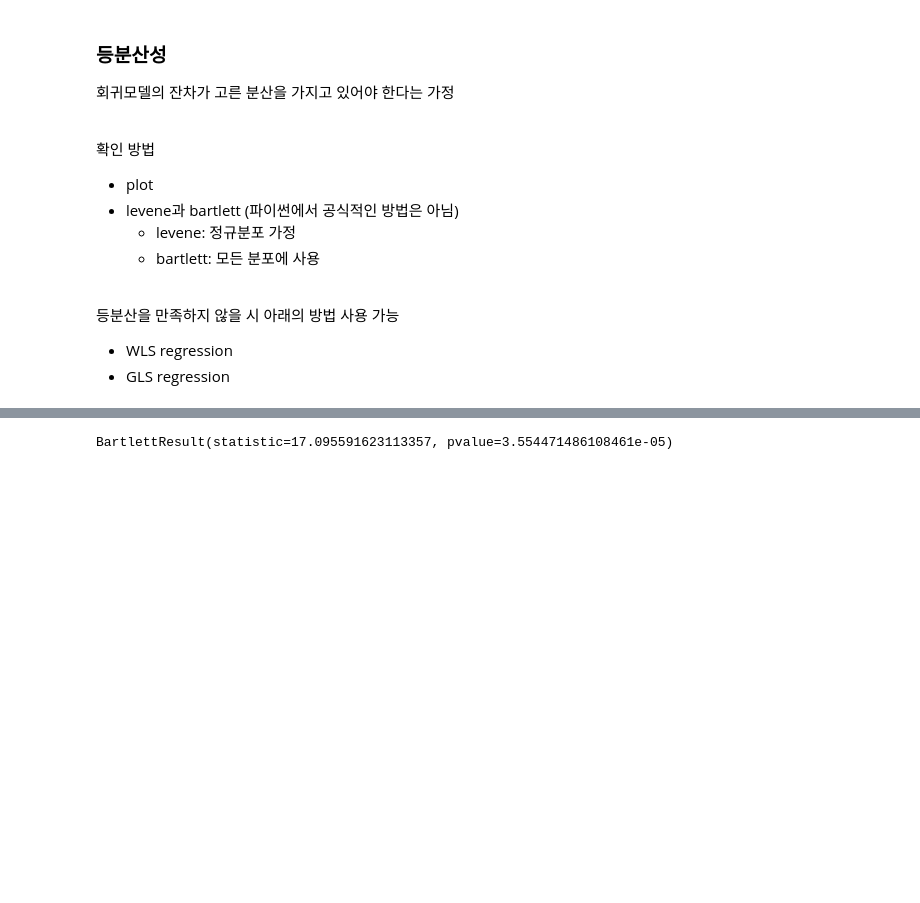
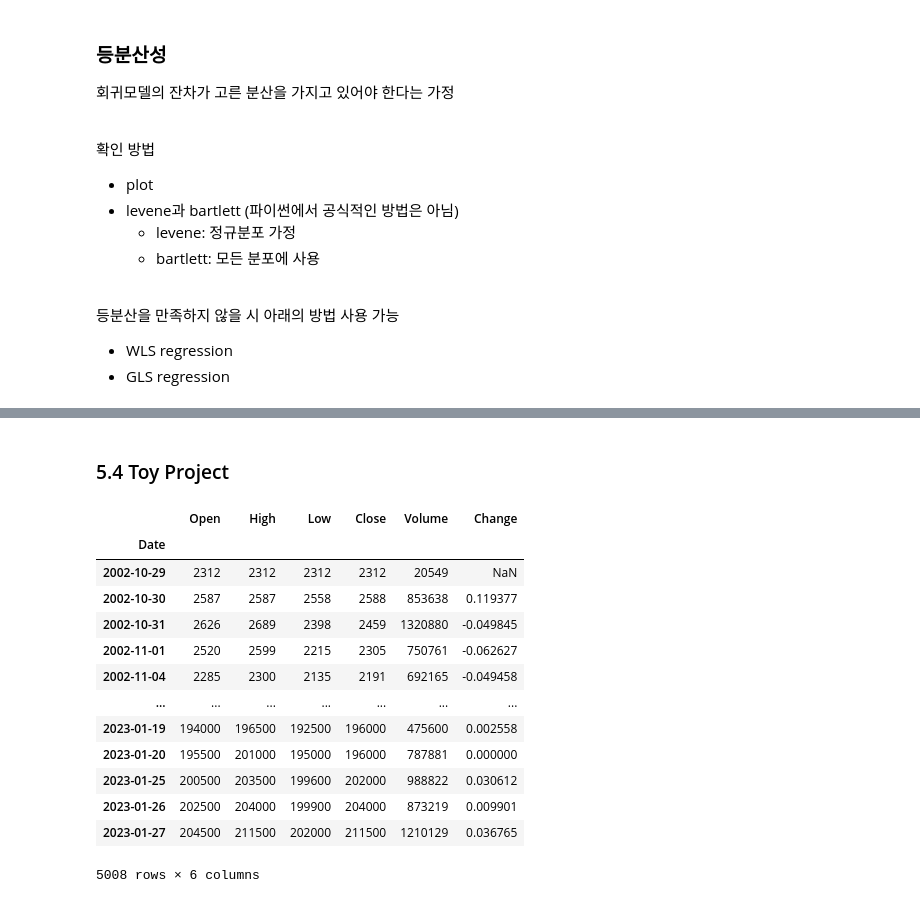
Before and after one commit to MumJetty/BigData, a Jupyter notebook: bigdata2/day06.ipynb, the cells around one changed output, grey strips where cells are left out. Drawn from its saved outputs; the diff is of its cells as text; code cells hidden in the pictures; blank space fills up the shorter version.

```diff
--- a/bigdata2/day06.ipynb
+++ b/bigdata2/day06.ipynb
@@ -721,4 +294,2 @@ LeveneResult(statistic=5.768671615130252, pvalue=0.01667533880909015)
-# %%
-bartlett(model.resid[:50], model.resid[50:])
-# %% [output]
-BartlettResult(statistic=17.095591623113357, pvalue=3.554471486108461e-05)
+# %% [markdown]
+### 5.4 Toy Project
@@ -724,0 +303,19 @@ BartlettResult(statistic=17.095591623113357, pvalue=3.554471486108461e-05)
+# %%
+NAVER_STOCK_CODE = '035420'
+# %%
+fdr.DataReader(NAVER_STOCK_CODE)
+# %% [output]
+|  | Open | High | Low | Close | Volume | Change |
+| Date |  |  |  |  |  |  |
+| 2002-10-29 | 2312 | 2312 | 2312 | 2312 | 20549 | NaN |
+| 2002-10-30 | 2587 | 2587 | 2558 | 2588 | 853638 | 0.119377 |
+| 2002-10-31 | 2626 | 2689 | 2398 | 2459 | 1320880 | -0.049845 |
+| 2002-11-01 | 2520 | 2599 | 2215 | 2305 | 750761 | -0.062627 |
+| 2002-11-04 | 2285 | 2300 | 2135 | 2191 | 692165 | -0.049458 |
+| ... | ... | ... | ... | ... | ... | ... |
+| 2023-01-19 | 194000 | 196500 | 192500 | 196000 | 475600 | 0.002558 |
+| 2023-01-20 | 195500 | 201000 | 195000 | 196000 | 787881 | 0.000000 |
+| 2023-01-25 | 200500 | 203500 | 199600 | 202000 | 988822 | 0.030612 |
+| 2023-01-26 | 202500 | 204000 | 199900 | 204000 | 873219 | 0.009901 |
+| 2023-01-27 | 204500 | 211500 | 202000 | 211500 | 1210129 | 0.036765 |
+5008 rows × 6 columns
```
Also changed, not shown: parts of 43 cells of this notebook, 1 other file.
